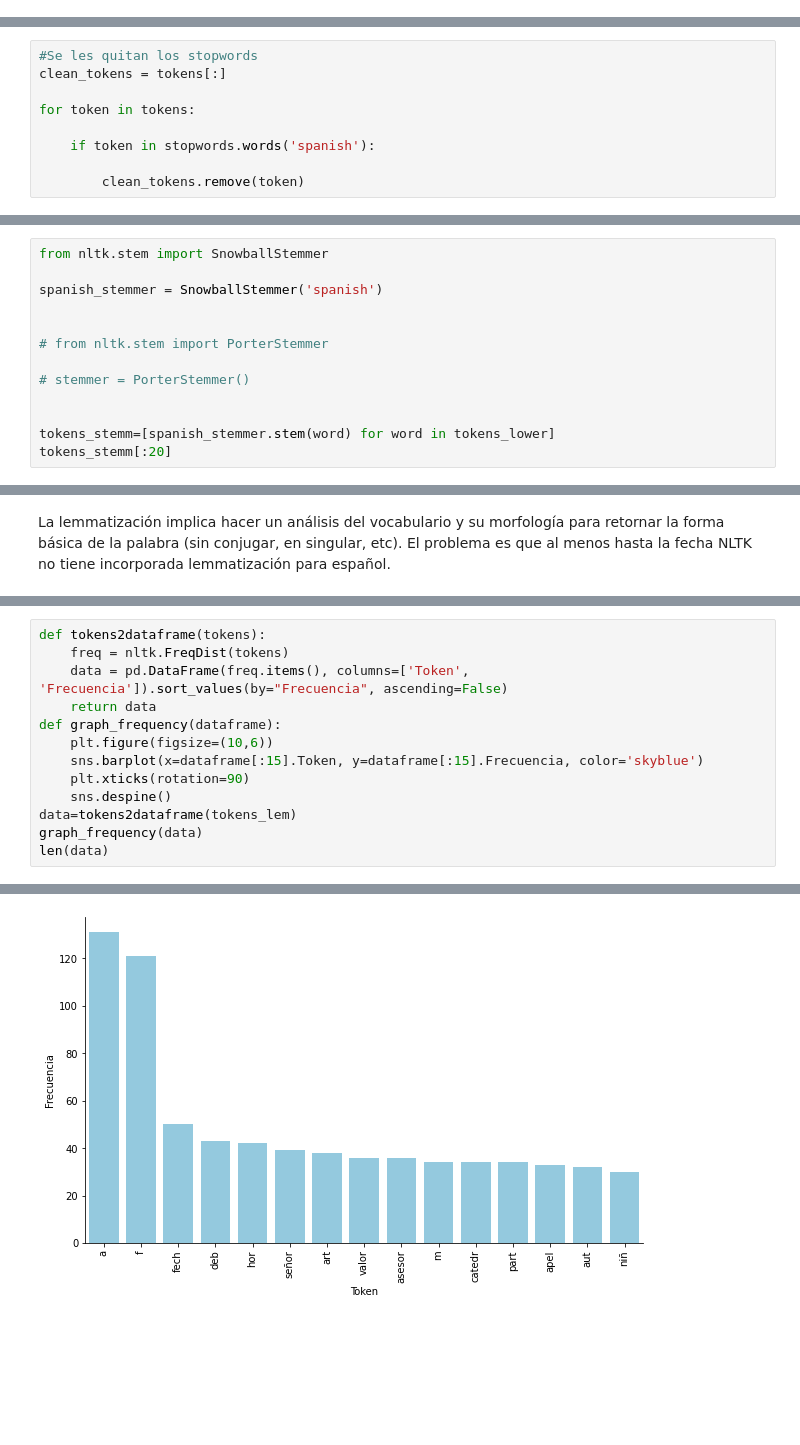
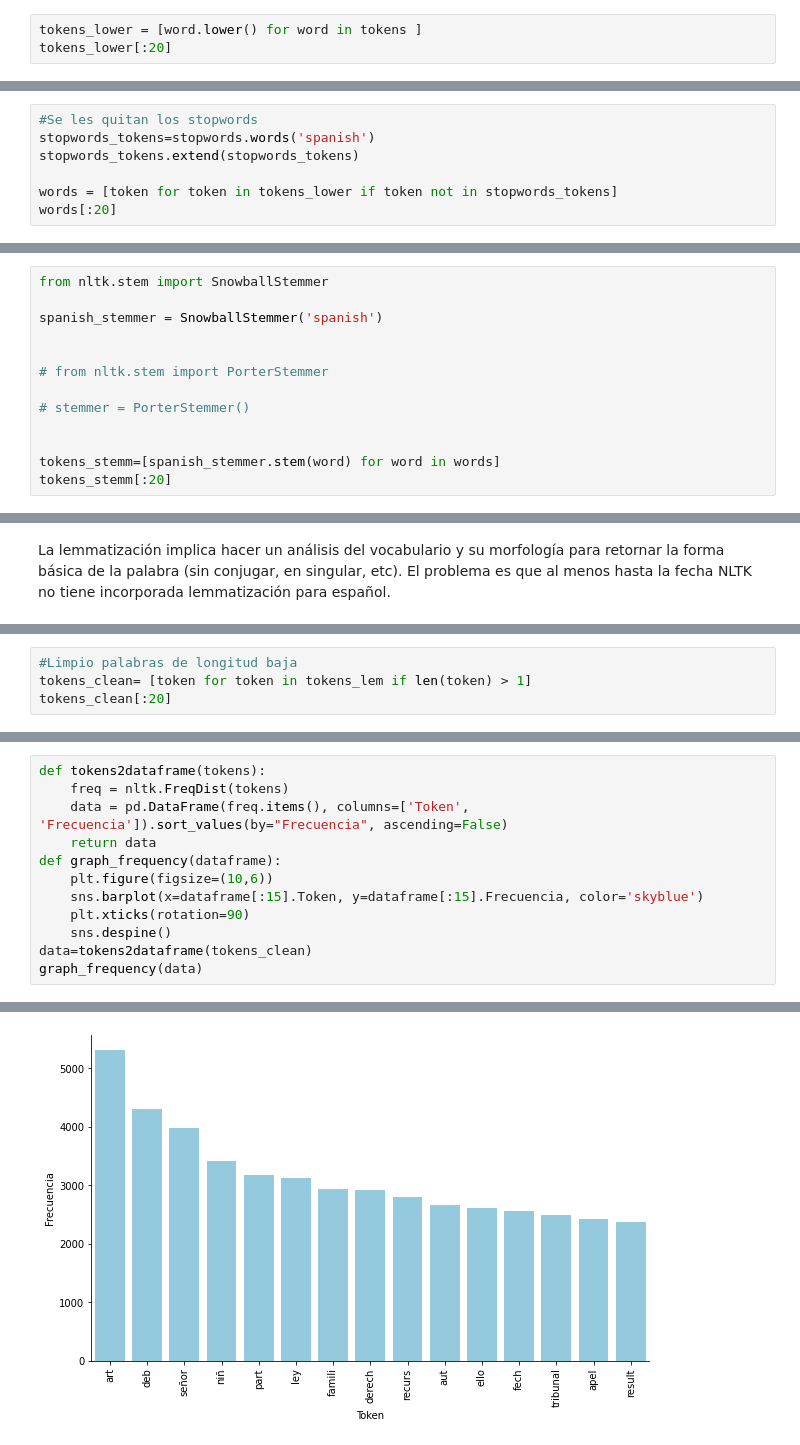
Before and after one commit to nicocarrion1/Mentoria_Busqueda_y_Recomendacion_Textos_Legales, a Jupyter notebook: Practico-2.ipynb, the cells around one changed output, grey strips where cells are left out. Saved outputs shown, nothing was run; the diff lists cells and outputs as text; blank space fills up the shorter version.

```diff
--- a/Practico-2.ipynb
+++ b/Practico-2.ipynb
@@ -55,0 +59,3 @@ tokens=tokens[:10000]
+# %%
+tokens_lower = [word.lower() for word in tokens ]
+tokens_lower[:20]
@@ -58,9 +93,7 @@ Stopword el nombre que reciben las palabras sin significado como artículos, pro
 # %%
 #Se les quitan los stopwords
-clean_tokens = tokens[:]
+stopwords_tokens=stopwords.words('spanish')
+stopwords_tokens.extend(stopwords_tokens)
 
-for token in tokens:
-
-    if token in stopwords.words('spanish'):
-
-        clean_tokens.remove(token)
+words = [token for token in tokens_lower if token not in stopwords_tokens]
+words[:20]
@@ -111,7 +139,7 @@ spanish_stemmer = SnowballStemmer('spanish')
 # stemmer = PorterStemmer()
 
 
-tokens_stemm=[spanish_stemmer.stem(word) for word in tokens_lower]
+tokens_stemm=[spanish_stemmer.stem(word) for word in words]
 tokens_stemm[:20]
 # %% [output]
 ['aut',
@@ -167,0 +196,4 @@ tokens_lem[:20]
+# %%
+#Limpio palabras de longitud baja
+tokens_clean= [token for token in tokens_lem if len(token) > 1]
+tokens_clean[:20]
@@ -175,7 +230,6 @@ def graph_frequency(dataframe):
     sns.barplot(x=dataframe[:15].Token, y=dataframe[:15].Frecuencia, color='skyblue')
     plt.xticks(rotation=90)
     sns.despine()
-data=tokens2dataframe(tokens_lem)
+data=tokens2dataframe(tokens_clean)
 graph_frequency(data)
-len(data)
 # %% [output]
@@ -183,4 +236,4 @@ len(data)
-[figure, old version]
+[figure, new version]
 # %%
 def delete_low_frecuency_words(dataframe, n):
     return dataframe[dataframe['Frecuencia']>n]
```
Also changed, not shown: parts of 26 cells of this notebook, 1 other file.
